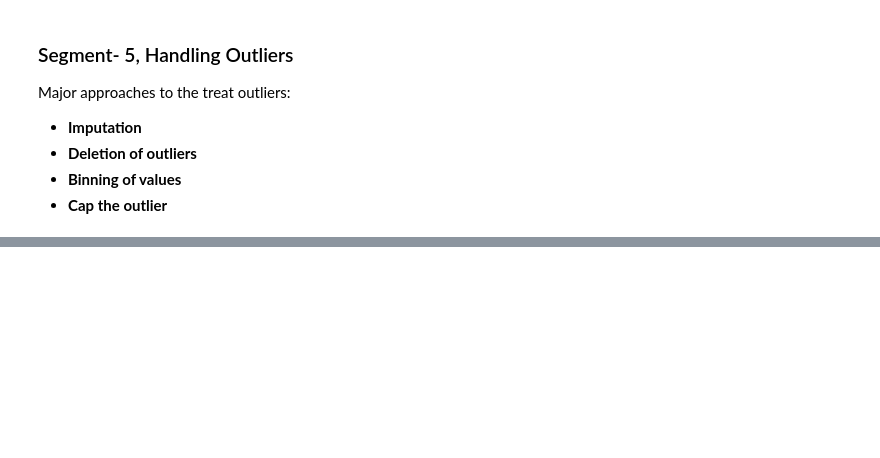
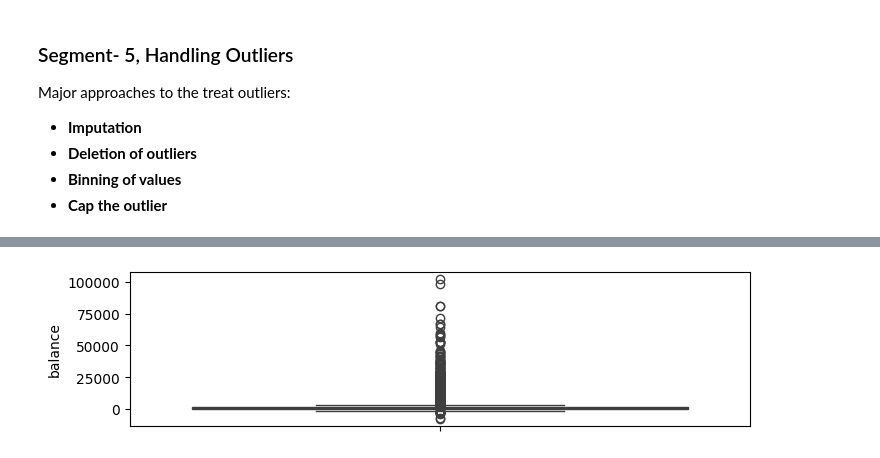
Before and after one commit to SheenaMathew19/Course, a Jupyter notebook: EDA.ipynb, the cells around one changed output, grey strips where cells are left out. Saved outputs shown, nothing was run; the diff lists cells and outputs as text; code cells hidden in the pictures; blank space fills up the shorter version.

```diff
--- a/EDA.ipynb
+++ b/EDA.ipynb
@@ -303,0 +383,6 @@ Major approaches to the treat outliers:
+# %%
+plt.figure(figsize=[8,2])
+sns.boxplot(inp1.balance)
+plt.show()
+# %% [output]
+[figure, added]
```
Also changed, not shown: parts of 21 cells of this notebook.
